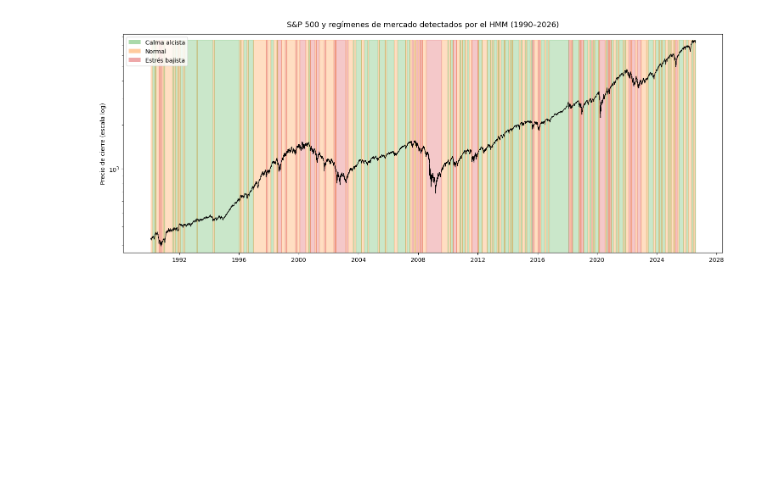
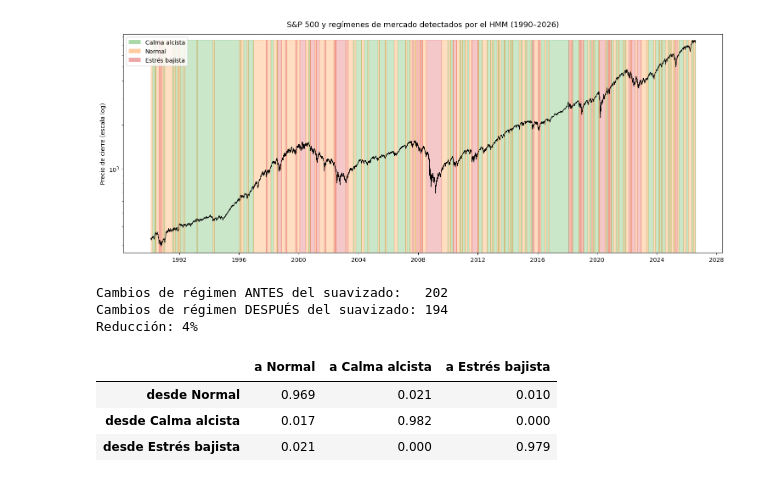
Before and after one commit to cristiangaymartin/tfm-estados-mercado, a Jupyter notebook: notebooks/02_regimenes.ipynb, the cells around one changed output. Saved outputs shown, nothing was run; the diff lists cells and outputs as text; code cells hidden in the pictures; blank space fills up the shorter version.

```diff
--- a/notebooks/02_regimenes.ipynb
+++ b/notebooks/02_regimenes.ipynb
@@ -179,3 +179,43 @@ plt.savefig(f"{RUTA_DOCS}/regimenes_sp500.png", dpi=150, bbox_inches="tight")
 plt.show()
 # %% [output]
 [figure]
+# %%
+# Ventana del suavizado: nº de días a cada lado que se consideran.
+# Una ventana de 11 (5 a cada lado + el día central) suele ser un buen punto de partida.
+VENTANA = 11
+
+# Filtro de mayoría: para cada día, el estado más frecuente en su ventana centrada
+estado_suave = (
+    datos_hmm["estado"]
+    .rolling(window=VENTANA, center=True, min_periods=1)
+    .apply(lambda x: x.mode()[0])   # mode()[0] = el valor más frecuente de la ventana
+    .astype(int)
+)
+
+datos_hmm["estado_suave"] = estado_suave
+datos_hmm["regimen_suave"] = datos_hmm["estado_suave"].map(nombres_estados)
+
+# Comparamos cuántos cambios de régimen había antes y después
+cambios_antes = (datos_hmm["estado"].diff() != 0).sum()
+cambios_despues = (datos_hmm["estado_suave"].diff() != 0).sum()
+print(f"Cambios de régimen ANTES del suavizado:   {cambios_antes}")
+print(f"Cambios de régimen DESPUÉS del suavizado: {cambios_despues}")
+print(f"Reducción: {100*(1 - cambios_despues/cambios_antes):.0f}%")
+# %% [output]
+Cambios de régimen ANTES del suavizado:   202
+Cambios de régimen DESPUÉS del suavizado: 194
+Reducción: 4%
+# %%
+# La matriz de transición aprendida por el HMM
+transmat = pd.DataFrame(
+    modelo_hmm.transmat_,
+    index=[f"desde {nombres_estados[i]}" for i in range(3)],
+    columns=[f"a {nombres_estados[i]}" for i in range(3)]
+)
+
+transmat.round(3)
+# %% [output]
+|  | a Normal | a Calma alcista | a Estrés bajista |
+| desde Normal | 0.969 | 0.021 | 0.010 |
+| desde Calma alcista | 0.017 | 0.982 | 0.000 |
+| desde Estrés bajista | 0.021 | 0.000 | 0.979 |
```
Also changed, not shown: parts of 11 cells of this notebook.
